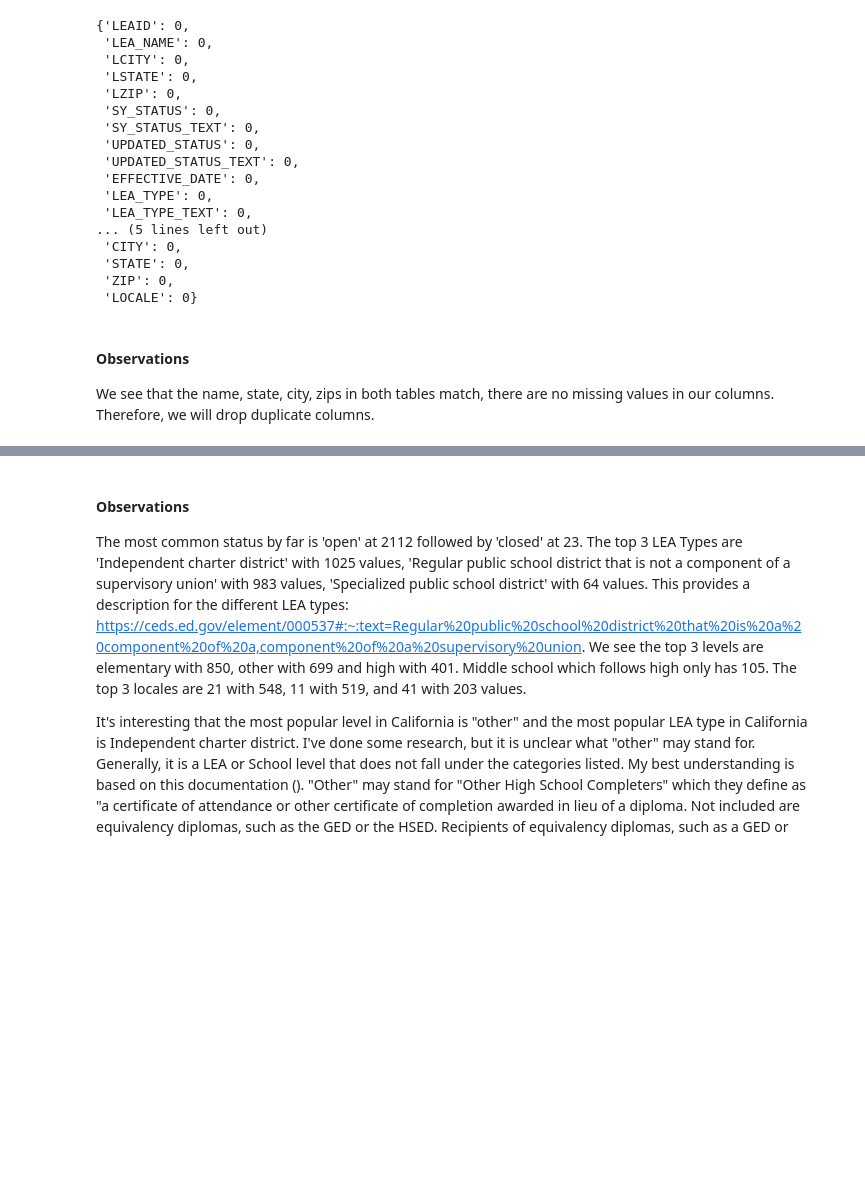
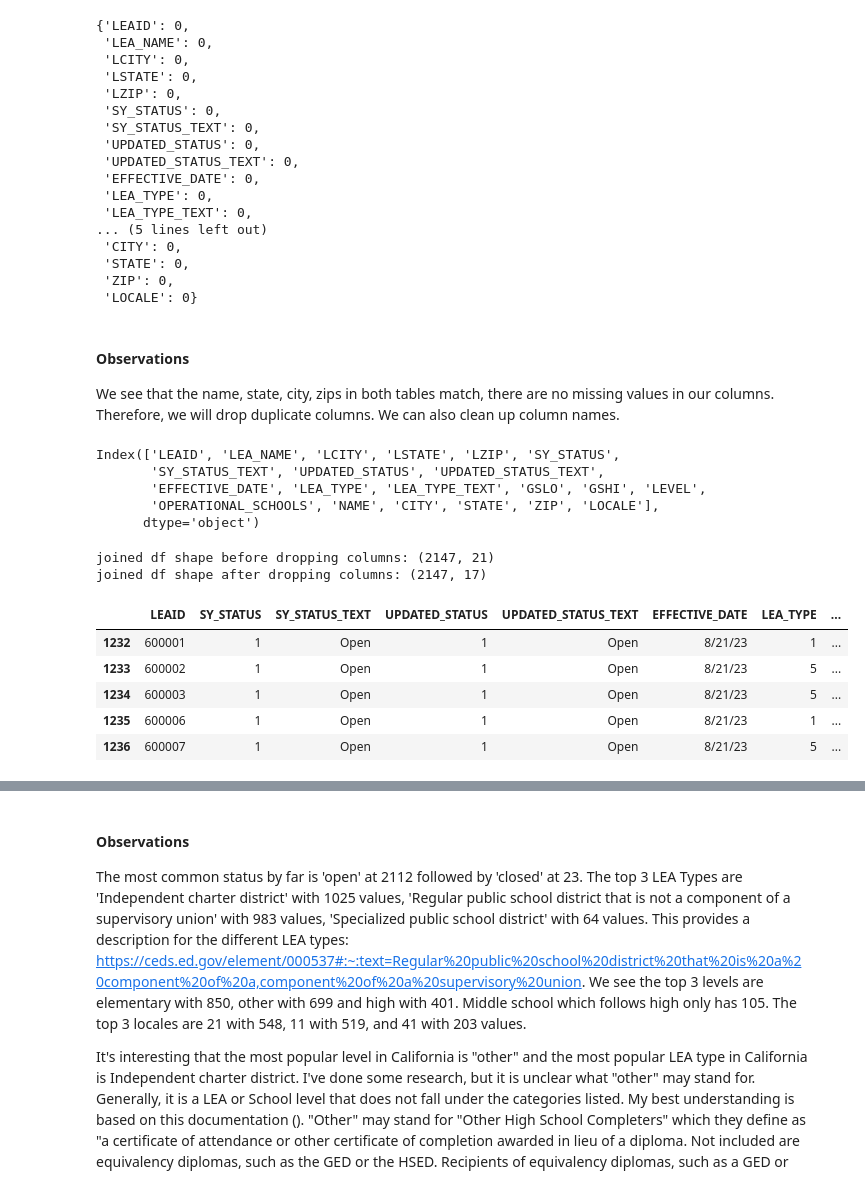
Before and after one commit to emilyslopez/datasci_practice_projects, a Jupyter notebook: predictive_modeling/LEA_predictive_modeling.ipynb, the cells around one changed output, grey strips where cells are left out. Saved outputs shown, nothing was run; the diff lists cells and outputs as text; code cells hidden in the pictures; blank space fills up the shorter version.

```diff
--- a/predictive_modeling/LEA_predictive_modeling.ipynb
+++ b/predictive_modeling/LEA_predictive_modeling.ipynb
@@ -401,4 +401,26 @@ There are 0 ZIP values that do not match
  'LOCALE': 0}
 # %% [markdown]
 #### Observations
-We see that the name, state, city, zips in both tables match, there are no missing values in our columns. Therefore, we will drop duplicate columns.
+We see that the name, state, city, zips in both tables match, there are no missing values in our columns. Therefore, we will drop duplicate columns. We can also clean up column names.
+# %%
+joined.columns
+# %% [output]
+Index(['LEAID', 'LEA_NAME', 'LCITY', 'LSTATE', 'LZIP', 'SY_STATUS',
+       'SY_STATUS_TEXT', 'UPDATED_STATUS', 'UPDATED_STATUS_TEXT',
+       'EFFECTIVE_DATE', 'LEA_TYPE', 'LEA_TYPE_TEXT', 'GSLO', 'GSHI', 'LEVEL',
+       'OPERATIONAL_SCHOOLS', 'NAME', 'CITY', 'STATE', 'ZIP', 'LOCALE'],
+      dtype='object')
+# %%
+print(f'joined df shape before dropping columns: {joined.shape}')
+joined = joined.drop(columns=["LEA_NAME", "LCITY", "LSTATE", "LZIP"])
+print(f'joined df shape after dropping columns: {joined.shape}')
+joined.head()
+# %% [output]
+joined df shape before dropping columns: (2147, 21)
+joined df shape after dropping columns: (2147, 17)
+|  | LEAID | SY_STATUS | SY_STATUS_TEXT | UPDATED_STATUS | UPDATED_STATUS_TEXT | EFFECTIVE_DATE | LEA_TYPE | ... |
+| 1232 | 600001 | 1 | Open | 1 | Open | 8/21/23 | 1 | ... |
+| 1233 | 600002 | 1 | Open | 1 | Open | 8/21/23 | 5 | ... |
+| 1234 | 600003 | 1 | Open | 1 | Open | 8/21/23 | 5 | ... |
+| 1235 | 600006 | 1 | Open | 1 | Open | 8/21/23 | 1 | ... |
+| 1236 | 600007 | 1 | Open | 1 | Open | 8/21/23 | 5 | ... |
```
Also changed, not shown: parts of 8 cells of this notebook.
